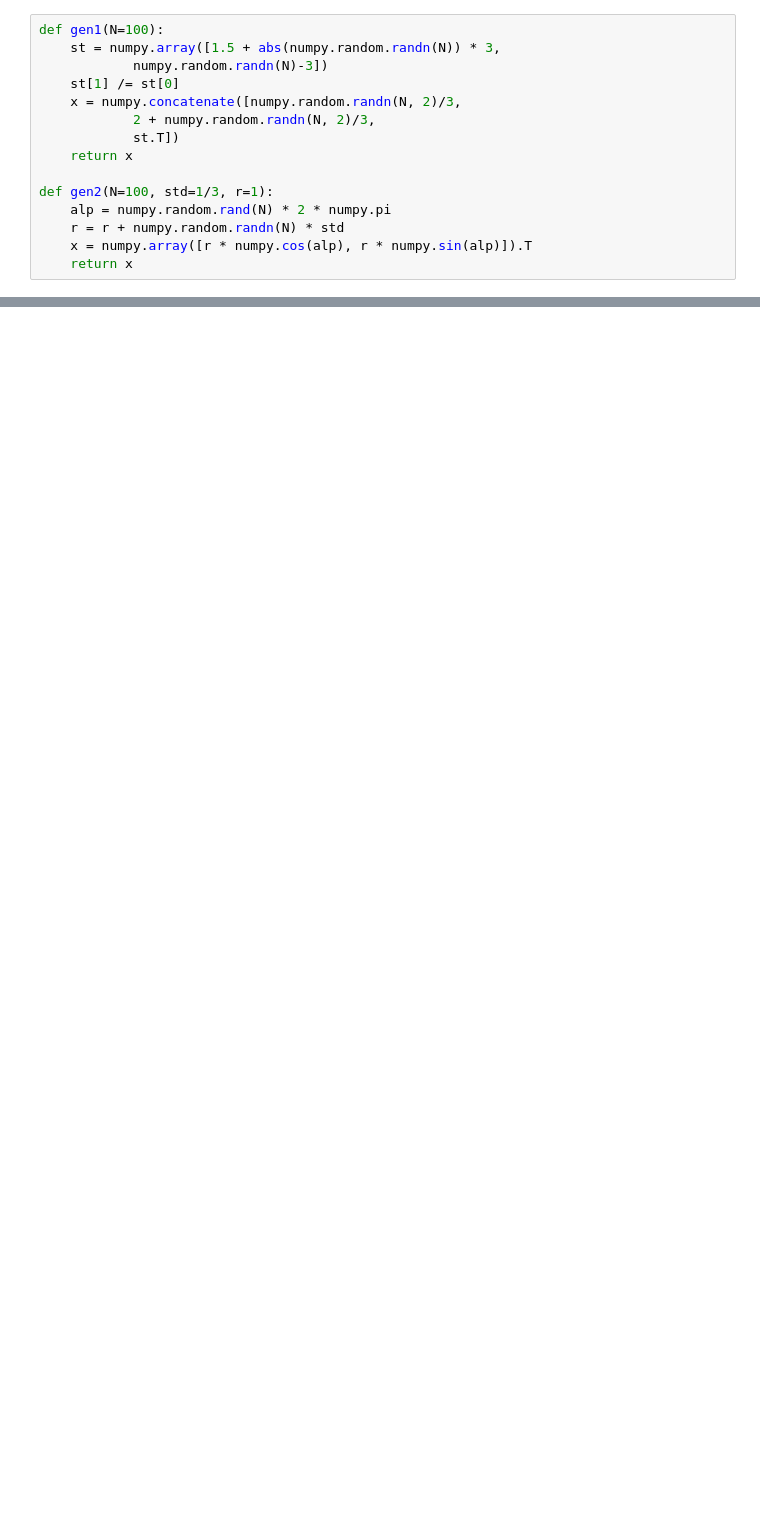
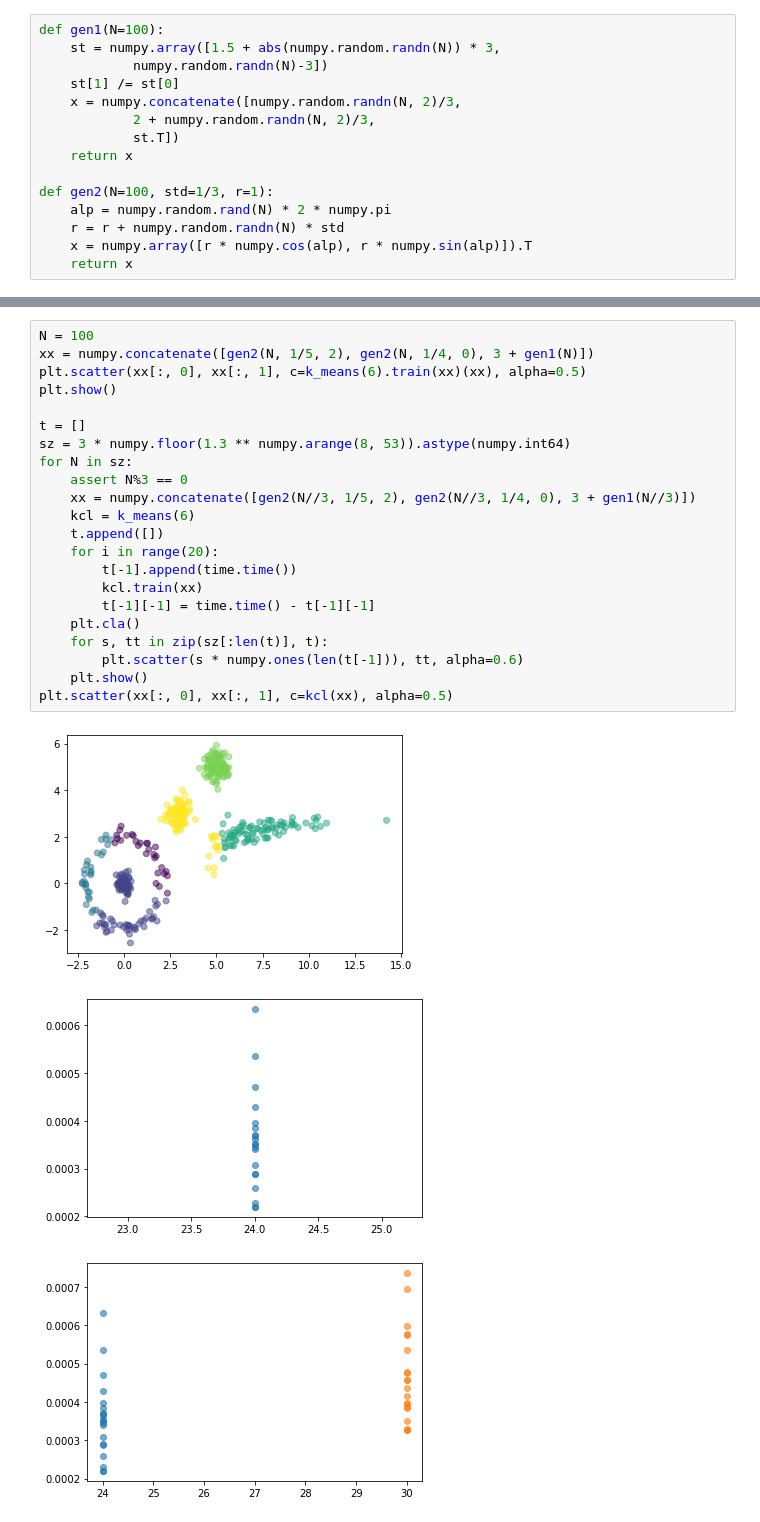
Before and after one commit to abrikos110/iml-2020-homeworks, a Jupyter notebook: clustering.ipynb, the cells around one changed output, grey strips where cells are left out. Cells and saved outputs as stored; diff of their text form; blank space fills up the shorter version.

```diff
--- a/clustering.ipynb
+++ b/clustering.ipynb
@@ -76,0 +130,26 @@ for x in xx:
+# %%
+N = 100
+xx = numpy.concatenate([gen2(N, 1/5, 2), gen2(N, 1/4, 0), 3 + gen1(N)])
+plt.scatter(xx[:, 0], xx[:, 1], c=k_means(6).train(xx)(xx), alpha=0.5)
+plt.show()
+
+t = []
+sz = 3 * numpy.floor(1.3 ** numpy.arange(8, 53)).astype(numpy.int64)
+for N in sz:
+    assert N%3 == 0
+    xx = numpy.concatenate([gen2(N//3, 1/5, 2), gen2(N//3, 1/4, 0), 3 + gen1(N//3)])
+    kcl = k_means(6)
+    t.append([])
+    for i in range(20):
+        t[-1].append(time.time())
+        kcl.train(xx)
+        t[-1][-1] = time.time() - t[-1][-1]
+    plt.cla()
+    for s, tt in zip(sz[:len(t)], t):
+        plt.scatter(s * numpy.ones(len(t[-1])), tt, alpha=0.6)
+    plt.show()
+plt.scatter(xx[:, 0], xx[:, 1], c=kcl(xx), alpha=0.5)
+# %% [output]
+[figure, added]
+[figure, added]
+[figure, added]
```
Also changed, not shown: parts of 9 cells of this notebook.
